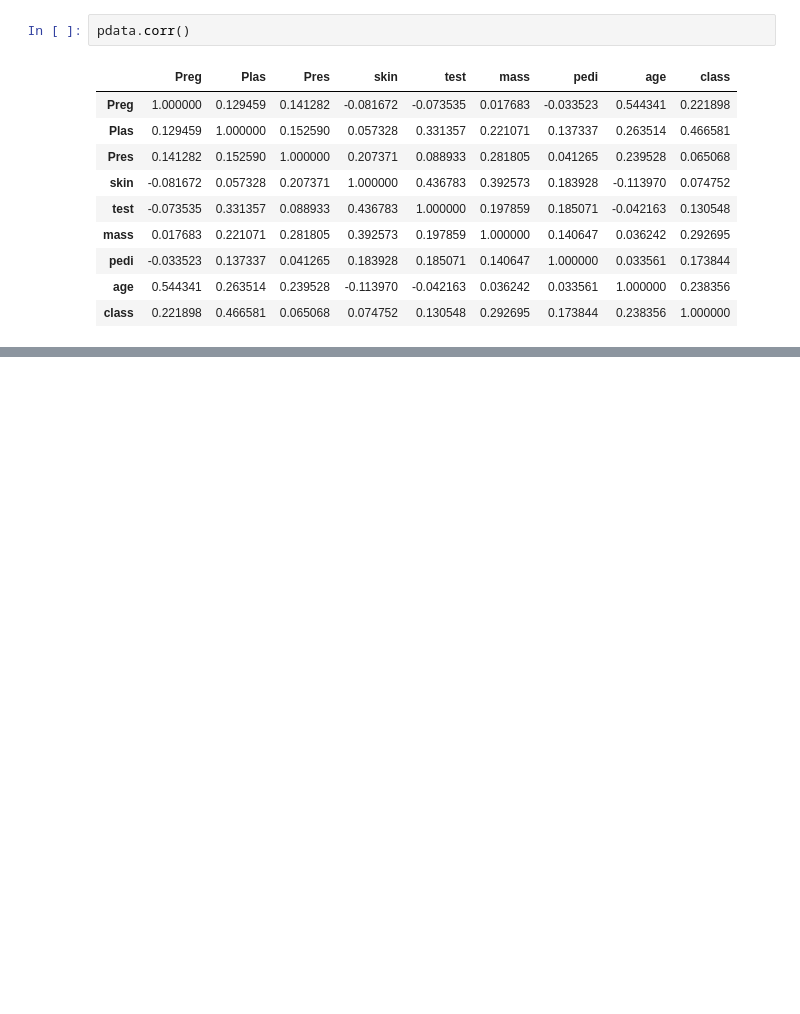
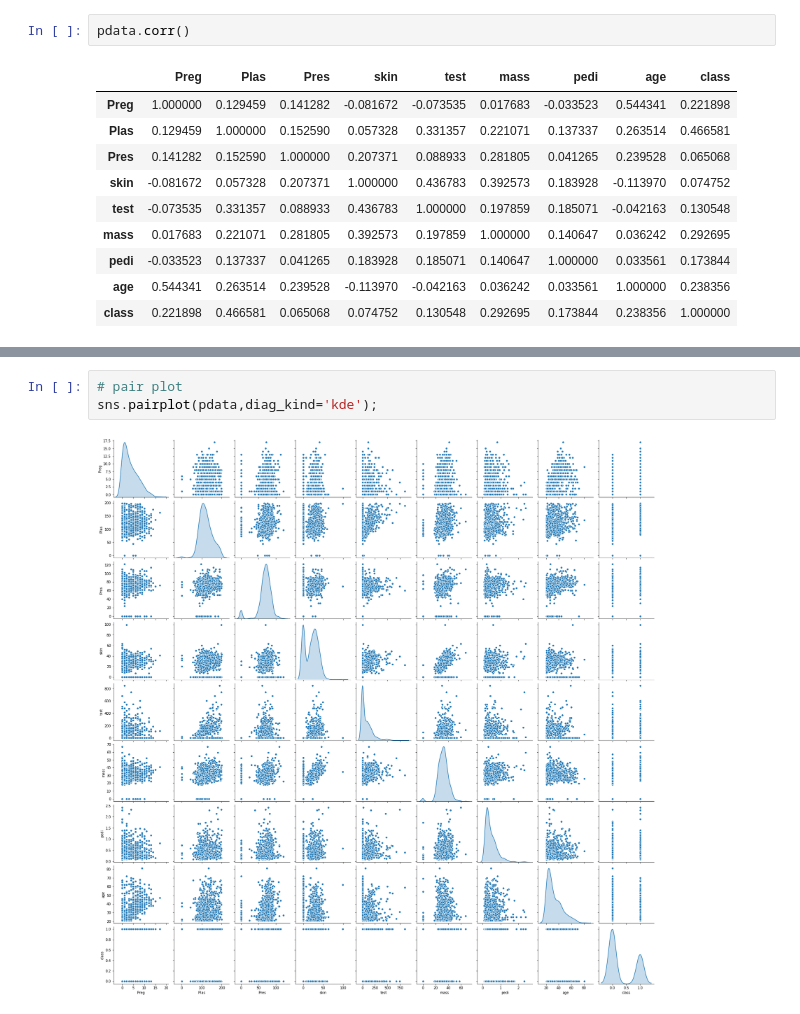
Before and after one commit to Iamsbharti/ML-AI, a Jupyter notebook: algorithms/Logistics-Regression/diabetes_classification.ipynb, the cells around one changed output, grey strips where cells are left out. Cells and saved outputs as stored; diff of their text form; blank space fills up the shorter version.

Commit message:
pairplot :rocket:

```diff
--- a/algorithms/Logistics-Regression/diabetes_classification.ipynb
+++ b/algorithms/Logistics-Regression/diabetes_classification.ipynb
@@ -56,0 +62,5 @@ def draw_corr_heatmap(df,size=12):
+# %%
+# pair plot
+sns.pairplot(pdata,diag_kind='kde');
+# %% [output]
+[figure, added]
```
Also changed, not shown: parts of 2 cells of this notebook.
